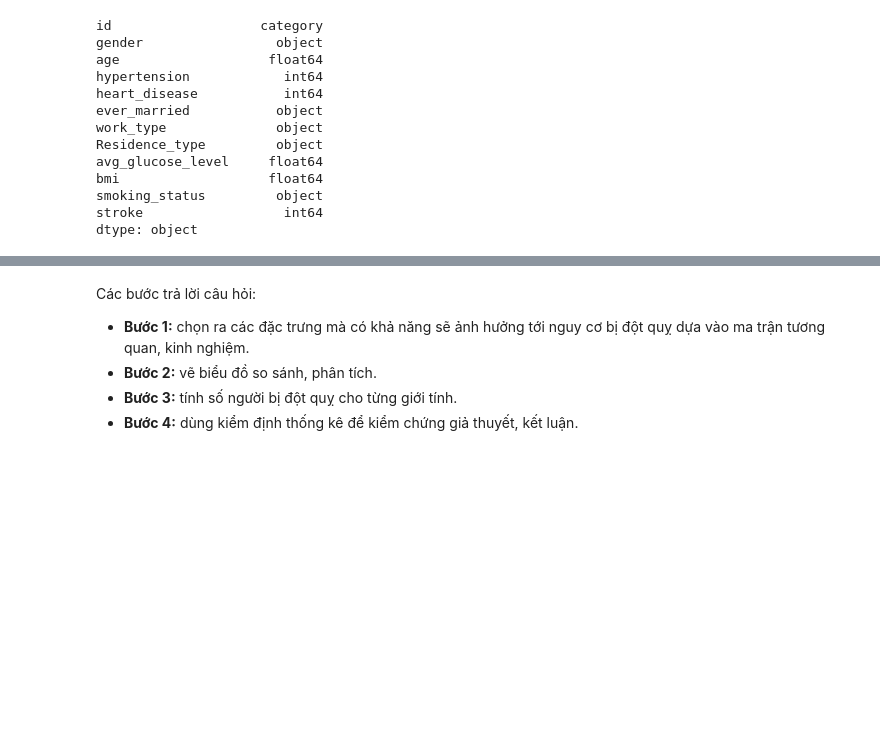
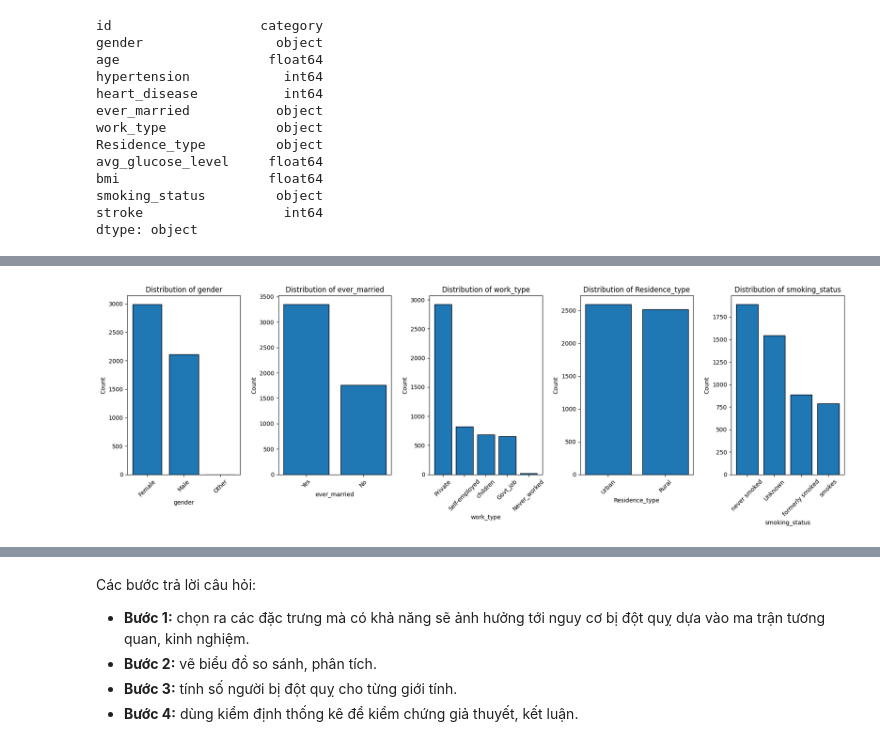
Before and after one commit to Ddyln/Stroke-Prediction-Analysis, a Jupyter notebook: report.ipynb, the cells around one changed output, grey strips where cells are left out. Saved outputs shown, nothing was run; the diff lists cells and outputs as text; code cells hidden in the pictures; blank space fills up the shorter version.

```diff
--- a/report.ipynb
+++ b/report.ipynb
@@ -144,0 +266,69 @@ dtype: object
+# %%
+
+
+# Replace with the names of your categorical columns
+categorical_columns = ['gender', 'ever_married', 'work_type', 'Residence_type', 'smoking_status']
+
+# Function to analyze categorical features
+def analyze_categorical_features(df, categorical_columns):
+    analysis = []
+
+    # Create a single row of subplots (5 columns for the 5 bar charts)
+    fig, axes = plt.subplots(1,5, figsize=(18, 6))
+
+    for i, col in enumerate(categorical_columns):
+        col_data = df[col]
+        missing_percentage = col_data.isnull().mean() * 100
+        unique_values = col_data.unique().tolist()  # Get all unique values
+        num_unique_values = len(unique_values)
+        value_counts = col_data.value_counts().to_dict()
+        abnormal_values = get_abnormal_categorical_values(col, col_data)
+
+        # Show distribution (value counts and percentage)
+        distribution = col_data.value_counts(normalize=True) * 100  # Percentage distribution
+
+        analysis.append({
+            'Column': col,
+            'Missing Percentage (%)': round(missing_percentage, 2),
+            'Number of Unique Values': num_unique_values,
+            'Sample of Unique Values': unique_values[:5],  # Display all unique values
+            'Abnormal Values': abnormal_values,
+            'Distribution (%)': distribution.to_dict()  # Percentage distribution of categories
+        })
+
+        # Plot distribution (bar chart) for categorical columns in the corresponding subplot
+        value_counts = col_data.value_counts()  # Get the count of each unique value
+        axes[i].bar(value_counts.index.astype(str), value_counts.values, edgecolor='black')
+        axes[i].set_title(f'Distribution of {col}')
+        axes[i].set_xlabel(col)
+        axes[i].set_ylabel('Count')
+        axes[i].tick_params(axis='x', rotation=45)
+
+    # Adjust layout and show the plots
+    plt.tight_layout()
+    plt.show()
+
+    return pd.DataFrame(analysis)
+
+# Function to check for abnormal values in categorical columns
+def get_abnormal_categorical_values(column_name, col_data):
+    # Define known valid values for specific columns if needed
+    known_valid_values = {
+        'gender': ['Male', 'Female', 'Other'],
+        'ever_married': ['Yes', 'No'],
+        'work_type': ['Private', 'Self-employed', 'Govt_job', 'children', 'Never_worked'],
+        'Residence_type': ['Urban', 'Rural'],
+        'smoking_status': ['formerly smoked', 'never smoked', 'smokes', 'Unknown']
+    }
+
+    if column_name in known_valid_values:
+        invalid_values = col_data[~col_data.isin(known_valid_values[column_name])]
+        return invalid_values.unique().tolist()
+    return []
+
+# Run the analysis for categorical columns
+categorical_results = analyze_categorical_features(df, categorical_columns)
+print("\nCategorical Features Analysis:")
+print(categorical_results[['Column', 'Missing Percentage (%)', 'Number of Unique Values', 'Sample of Unique Values', 'Abnormal Values', 'Distribution (%)']])
+# %% [output]
+[figure, added]
```
Also changed, not shown: parts of 55 cells of this notebook, 3 other files.
